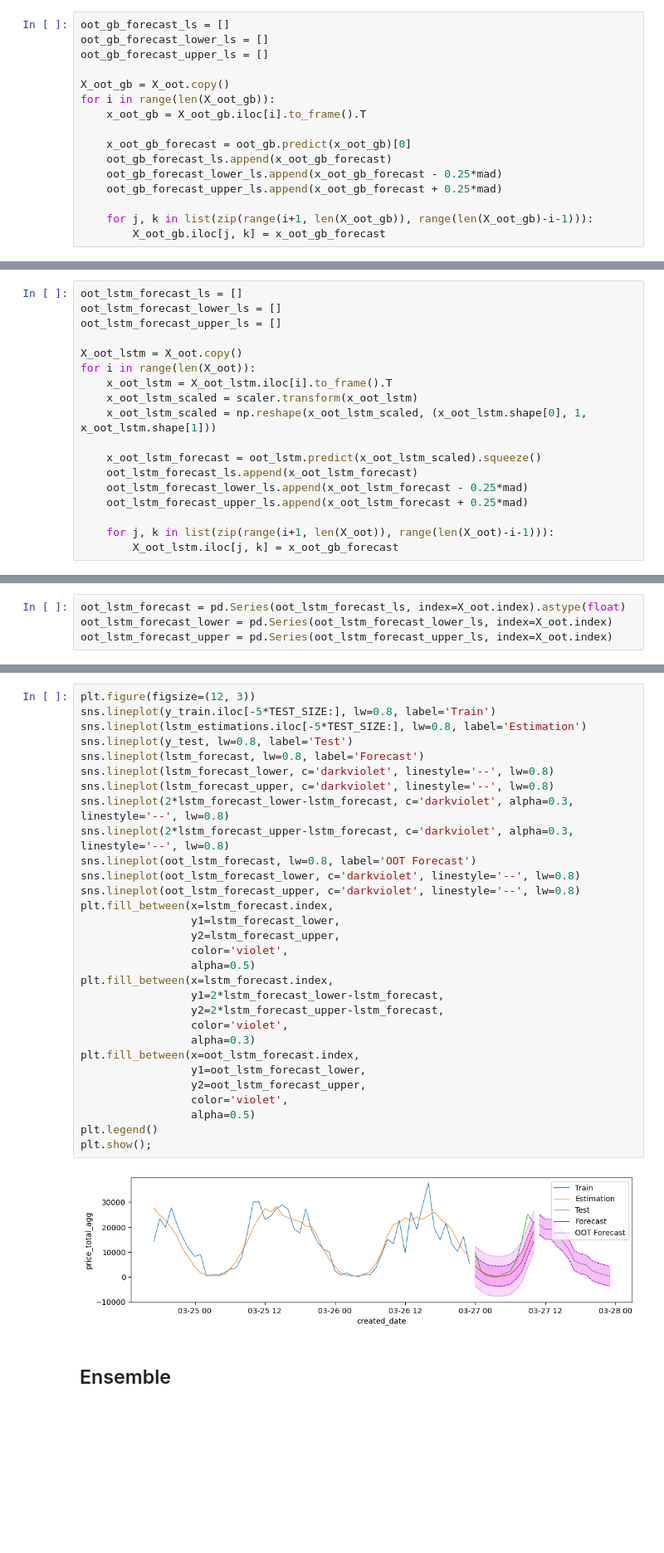
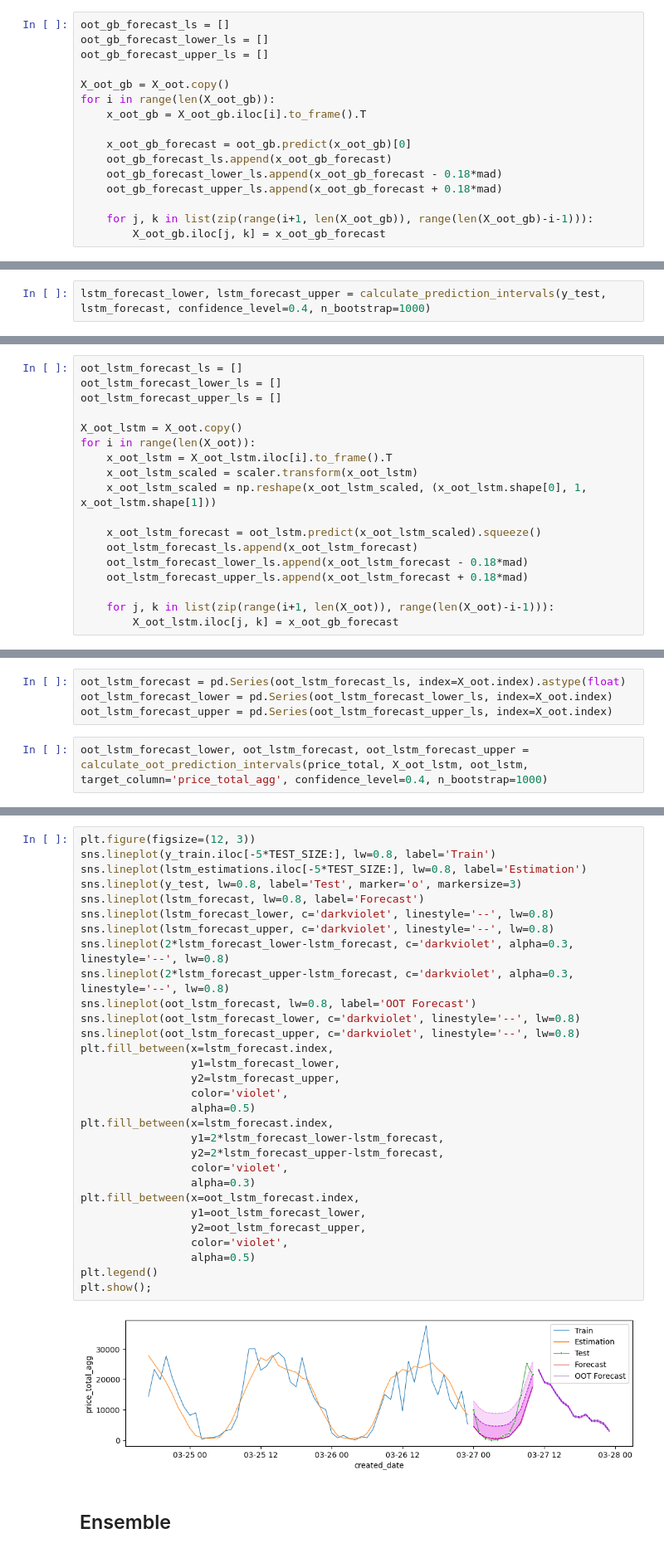
Before and after one commit to jeffc05/sinatra_sales_forecasting, a Jupyter notebook: sales_forecasting.ipynb, the cells around one changed output, grey strips where cells are left out. Shown at 83% size. Drawn from its saved outputs; the diff is of its cells as text; blank space fills up the shorter version.

```diff
--- a/sales_forecasting.ipynb
+++ b/sales_forecasting.ipynb
@@ -543,8 +637,8 @@ for i in range(len(X_oot_gb)):
 
     x_oot_gb_forecast = oot_gb.predict(x_oot_gb)[0]
     oot_gb_forecast_ls.append(x_oot_gb_forecast)
-    oot_gb_forecast_lower_ls.append(x_oot_gb_forecast - 0.25*mad)
-    oot_gb_forecast_upper_ls.append(x_oot_gb_forecast + 0.25*mad)
+    oot_gb_forecast_lower_ls.append(x_oot_gb_forecast - 0.18*mad)
+    oot_gb_forecast_upper_ls.append(x_oot_gb_forecast + 0.18*mad)
 
     for j, k in list(zip(range(i+1, len(X_oot_gb)), range(len(X_oot_gb)-i-1))):
         X_oot_gb.iloc[j, k] = x_oot_gb_forecast
@@ -694,3 +822,5 @@ lstm_forecast_upper = lstm_forecast + 0.25*train_mad
+# %%
+lstm_forecast_lower, lstm_forecast_upper = calculate_prediction_intervals(y_test, lstm_forecast, confidence_level=0.4, n_bootstrap=1000)
 # %%
 train_mae = mean_absolute_error(y_train, lstm_estimations)
 train_rmse = root_mean_squared_error(y_train, lstm_estimations)
@@ -757,8 +887,8 @@ for i in range(len(X_oot)):
 
     x_oot_lstm_forecast = oot_lstm.predict(x_oot_lstm_scaled).squeeze()
     oot_lstm_forecast_ls.append(x_oot_lstm_forecast)
-    oot_lstm_forecast_lower_ls.append(x_oot_lstm_forecast - 0.25*mad)
-    oot_lstm_forecast_upper_ls.append(x_oot_lstm_forecast + 0.25*mad)
+    oot_lstm_forecast_lower_ls.append(x_oot_lstm_forecast - 0.18*mad)
+    oot_lstm_forecast_upper_ls.append(x_oot_lstm_forecast + 0.18*mad)
 
     for j, k in list(zip(range(i+1, len(X_oot)), range(len(X_oot)-i-1))):
         X_oot_lstm.iloc[j, k] = x_oot_gb_forecast
@@ -780,3 +910,5 @@ for i in range(len(X_oot)):
 oot_lstm_forecast = pd.Series(oot_lstm_forecast_ls, index=X_oot.index).astype(float)
 oot_lstm_forecast_lower = pd.Series(oot_lstm_forecast_lower_ls, index=X_oot.index)
 oot_lstm_forecast_upper = pd.Series(oot_lstm_forecast_upper_ls, index=X_oot.index)
+# %%
+oot_lstm_forecast_lower, oot_lstm_forecast, oot_lstm_forecast_upper = calculate_oot_prediction_intervals(price_total, X_oot_lstm, oot_lstm, target_column='price_total_agg', confidence_level=0.4, n_bootstrap=1000)
@@ -783,34 +933,34 @@ oot_lstm_forecast_upper = pd.Series(oot_lstm_forecast_upper_ls, index=X_oot.inde
 # %%
 plt.figure(figsize=(12, 3))
 sns.lineplot(y_train.iloc[-5*TEST_SIZE:], lw=0.8, label='Train')
 sns.lineplot(lstm_estimations.iloc[-5*TEST_SIZE:], lw=0.8, label='Estimation')
-sns.lineplot(y_test, lw=0.8, label='Test')
+sns.lineplot(y_test, lw=0.8, label='Test', marker='o', markersize=3)
 sns.lineplot(lstm_forecast, lw=0.8, label='Forecast')
 sns.lineplot(lstm_forecast_lower, c='darkviolet', linestyle='--', lw=0.8)
 sns.lineplot(lstm_forecast_upper, c='darkviolet', linestyle='--', lw=0.8)
 sns.lineplot(2*lstm_forecast_lower-lstm_forecast, c='darkviolet', alpha=0.3, linestyle='--', lw=0.8)
 sns.lineplot(2*lstm_forecast_upper-lstm_forecast, c='darkviolet', alpha=0.3, linestyle='--', lw=0.8)
 sns.lineplot(oot_lstm_forecast, lw=0.8, label='OOT Forecast')
 sns.lineplot(oot_lstm_forecast_lower, c='darkviolet', linestyle='--', lw=0.8)
 sns.lineplot(oot_lstm_forecast_upper, c='darkviolet', linestyle='--', lw=0.8)
 plt.fill_between(x=lstm_forecast.index,
                  y1=lstm_forecast_lower,
                  y2=lstm_forecast_upper,
                  color='violet',
                  alpha=0.5)
 plt.fill_between(x=lstm_forecast.index,
                  y1=2*lstm_forecast_lower-lstm_forecast,
                  y2=2*lstm_forecast_upper-lstm_forecast,
                  color='violet',
                  alpha=0.3)
 plt.fill_between(x=oot_lstm_forecast.index,
                  y1=oot_lstm_forecast_lower,
                  y2=oot_lstm_forecast_upper,
                  color='violet',
                  alpha=0.5)
 plt.legend()
 plt.show();
 # %% [output]
-[figure, old version]
+[figure, new version]
 # %% [markdown]
 ## Ensemble
```
Also changed, not shown: parts of 57 cells of this notebook, 7 other files.
